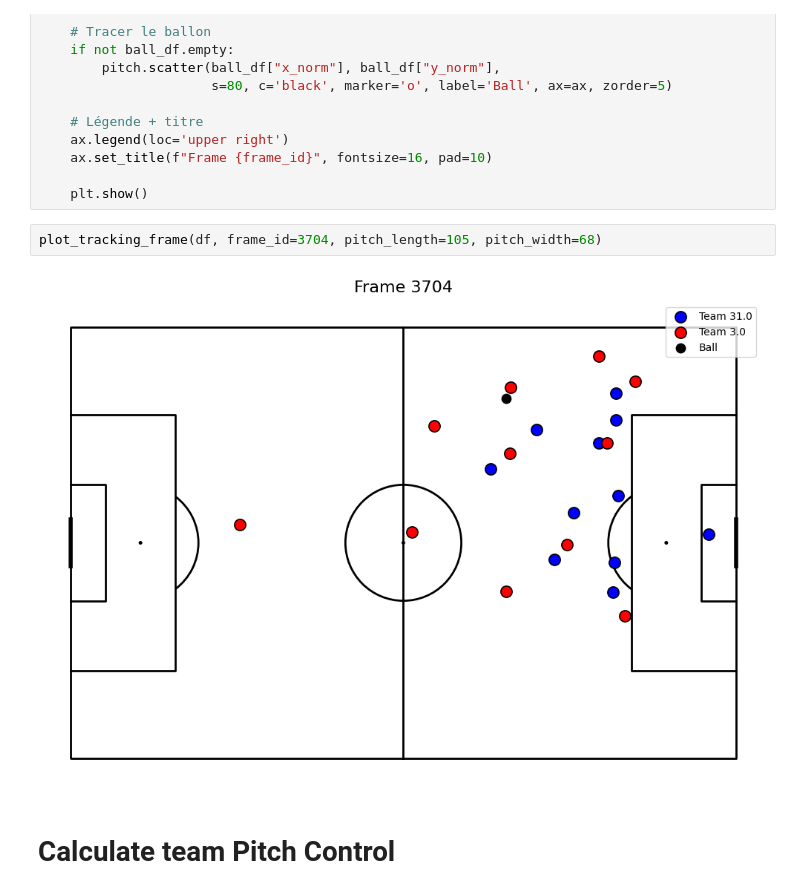
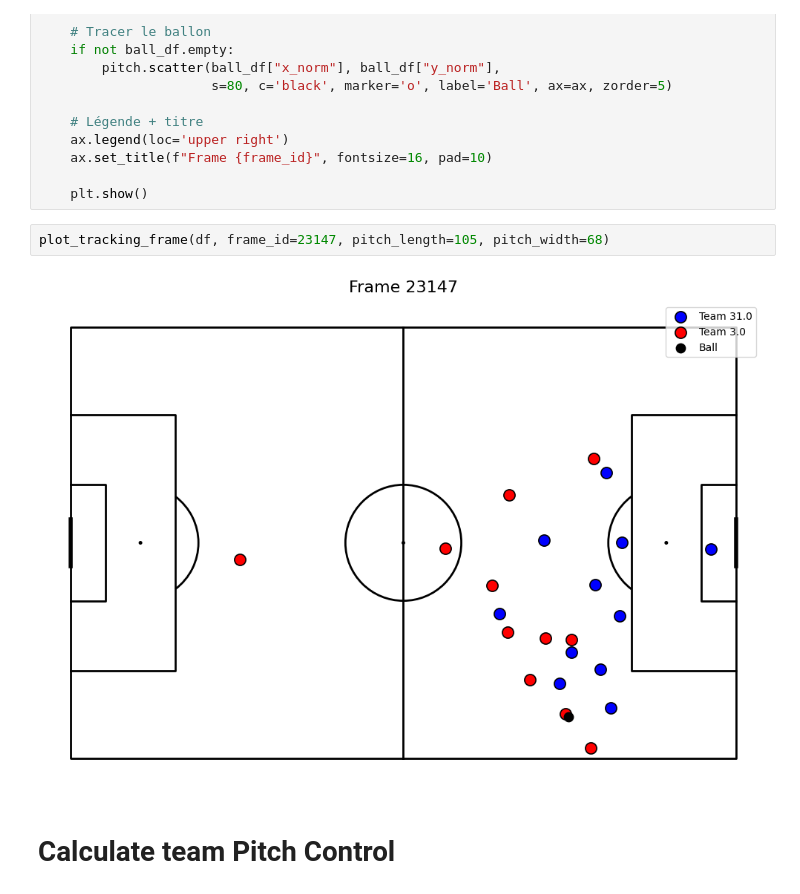
Before and after one commit to TustiWutsi/player_pitch_control_clustering, a Jupyter notebook: data_preparation.ipynb, the cells around one changed output. Cells and saved outputs as stored; diff of their text form.

```diff
--- a/data_preparation.ipynb
+++ b/data_preparation.ipynb
@@ -1020,9 +1040,9 @@ def plot_tracking_frame(tracking_df, frame_id, pitch_length=105, pitch_width=68)
 
     plt.show()
 # %%
-plot_tracking_frame(df, frame_id=3704, pitch_length=105, pitch_width=68)
+plot_tracking_frame(df, frame_id=23147, pitch_length=105, pitch_width=68)
 # %% [output]
-[figure, old version]
+[figure, new version]
 # %% [markdown]
 # Calculate team Pitch Control
 # %%
```
Also changed, not shown: parts of 19 cells of this notebook, 1 other file.
